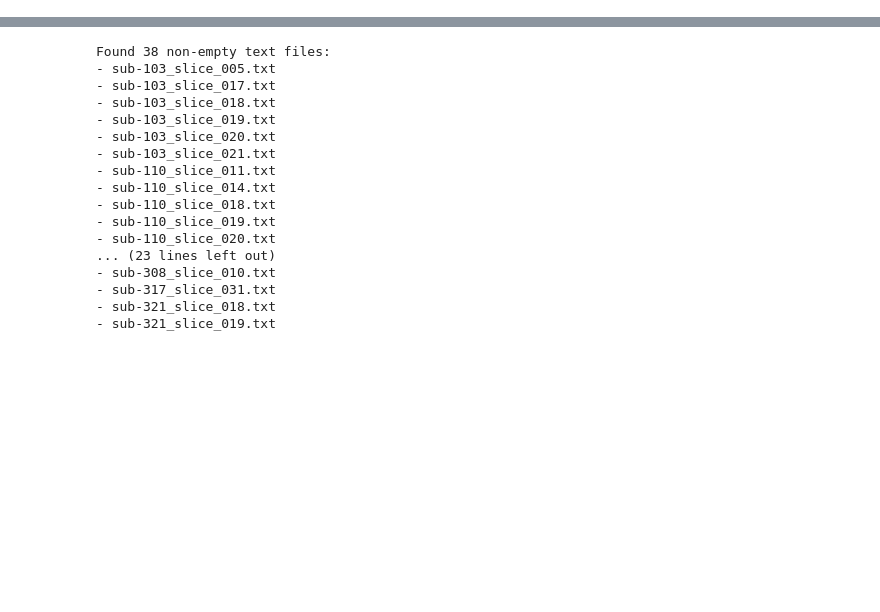
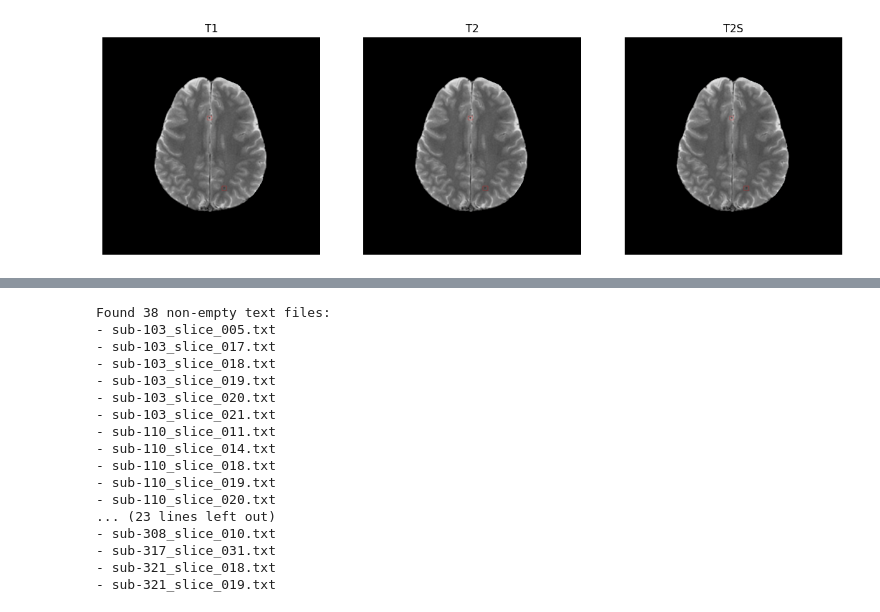
Before and after one commit to greenyjwk/VALDO_brain_MRI_dataset_preprocessing, a Jupyter notebook: misc/EDA/EDA_YOLO8Prediction_vis_T2S_only.ipynb, the cells around one changed output, grey strips where cells are left out. Saved outputs shown, nothing was run; the diff lists cells and outputs as text; code cells hidden in the pictures; blank space fills up the shorter version.

```diff
--- a/misc/EDA/EDA_YOLO8Prediction_vis_T2S_only.ipynb
+++ b/misc/EDA/EDA_YOLO8Prediction_vis_T2S_only.ipynb
@@ -262,0 +1,77 @@ for image_id, predictions in predictions_by_image.items():
+# %%
+from PIL import Image
+from pathlib import Path
+import matplotlib.pyplot as plt
+import numpy as np
+import os
+
+# Load the YOLO output
+yolo_output = [
+     {
+        "image_id": "sub-317_slice_031",
+        "category_id": 1,
+        "bbox": [
+            1125.665,
+            1400.248,
+            42.789,
+            38.926
+        ],
+        "score": 0.12939
+    },
+    {
+        "image_id": "sub-317_slice_031",
+        "category_id": 1,
+        "bbox": [
+            989.887,
+            744.392,
+            35.295,
+            33.064
+        ],
+        "score": 0.02335
+    },
+]
+
+# Root path of the images
+root_path = '/mnt/storage/ji/brain_mri_valdo_mayo/valdo_resample_ALFA_YOLO_PNG_epd_gt_box_t2s_GAN_3slices_cmbTrainOnly/images/val'
+
+# Function to visualize the image with bounding boxes on separate channels
+def visualize_image_with_bboxes(image_id, bboxes):
+    image_path = os.path.join(root_path, f"{image_id}.png")
+    image = Image.open(image_path)
+    image_array = np.array(image)
+
+    # Separate the channels
+    red_channel = image_array[:, :]
+    green_channel = image_array[:, :]
+    blue_channel = image_array[:, :]
+
+    # Plot the channels with bounding boxes
+    plt.figure(figsize=(15, 5))
+
+    for i, (channel, cmap, title) in enumerate(zip([red_channel, green_channel, blue_channel], ['Reds', 'Greens', 'Blues'], ['T1', 'T2', 'T2S'])):
+        plt.subplot(1, 3, i + 1)
+        plt.imshow(channel, cmap='gray')
+        for bbox in bboxes:
+            x, y, width, height = bbox
+            # Increase the size of the bounding box
+            rect = plt.Rectangle((x - 2, y - 2), width + 4, height + 4, edgecolor='red', facecolor='none', linewidth=0.2)
+            plt.gca().add_patch(rect)
+        plt.title(title)
+        plt.axis('off')
+
+    plt.show()
+
+# Group bounding boxes by image_id
+bboxes_by_image = {}
+for item in yolo_output:
+    image_id = item['image_id']
+    bbox = item['bbox']
+    if image_id not in bboxes_by_image:
+        bboxes_by_image[image_id] = []
+    bboxes_by_image[image_id].append(bbox)
+
+# Visualize each image with its bounding boxes on separate channels
+for image_id, bboxes in bboxes_by_image.items():
+    visualize_image_with_bboxes(image_id, bboxes)
+# %% [output]
+[figure, added]
```
Also changed, not shown: parts of 4 cells of this notebook, 12 other files.
